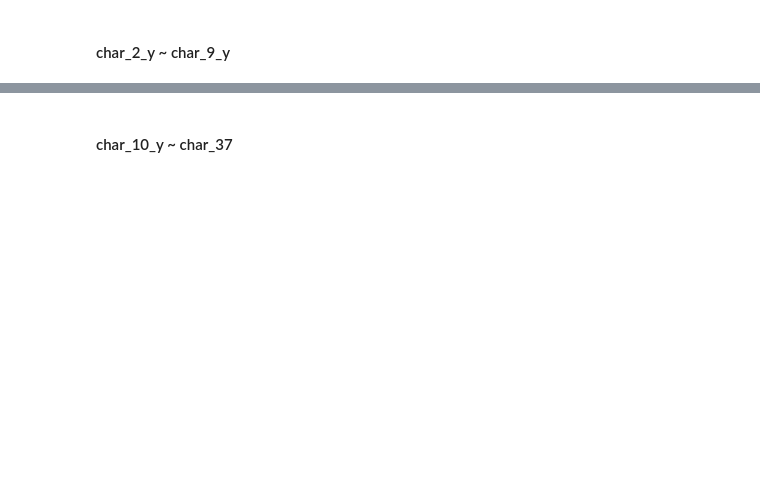
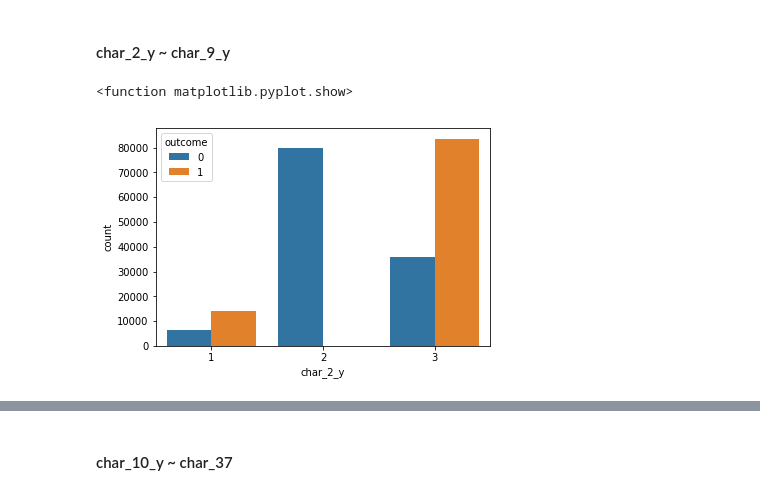
Before and after one commit to sooooner/dss_team_project_ML, a Jupyter notebook: red_hat/sooner.ipynb, the cells around one changed output, grey strips where cells are left out. Saved outputs shown, nothing was run; the diff lists cells and outputs as text; code cells hidden in the pictures; blank space fills up the shorter version.

```diff
--- a/red_hat/sooner.ipynb
+++ b/red_hat/sooner.ipynb
@@ -273,3 +302,9 @@ plt.show()
 # %% [markdown]
 #### char_2_y ~ char_9_y
+# %%
+sns.countplot('char_2_y', hue='outcome', data=df_sample)
+plt.show
+# %% [output]
+<function matplotlib.pyplot.show>
+[figure, added]
 # %%
```
Also changed, not shown: parts of 30 cells of this notebook.
